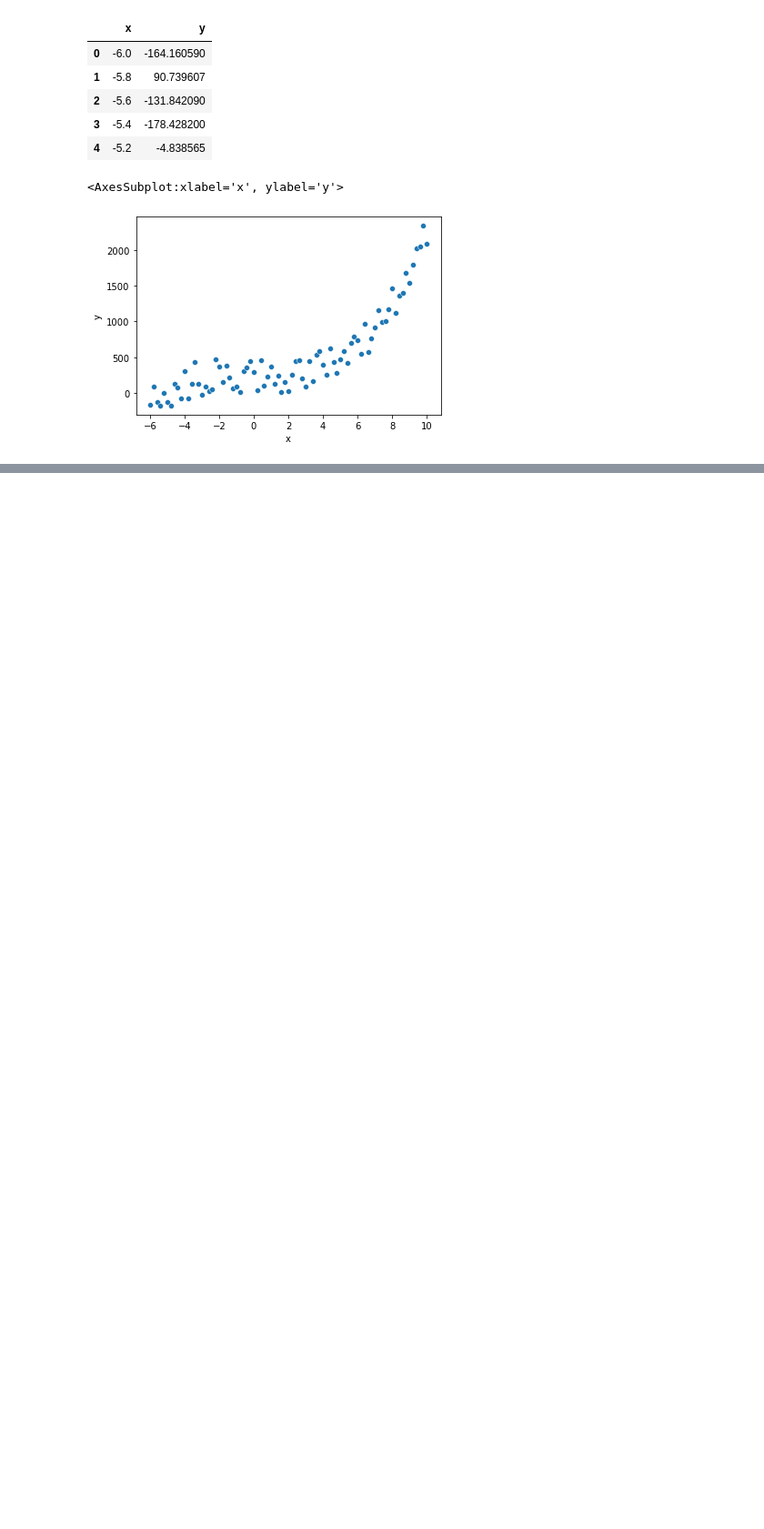
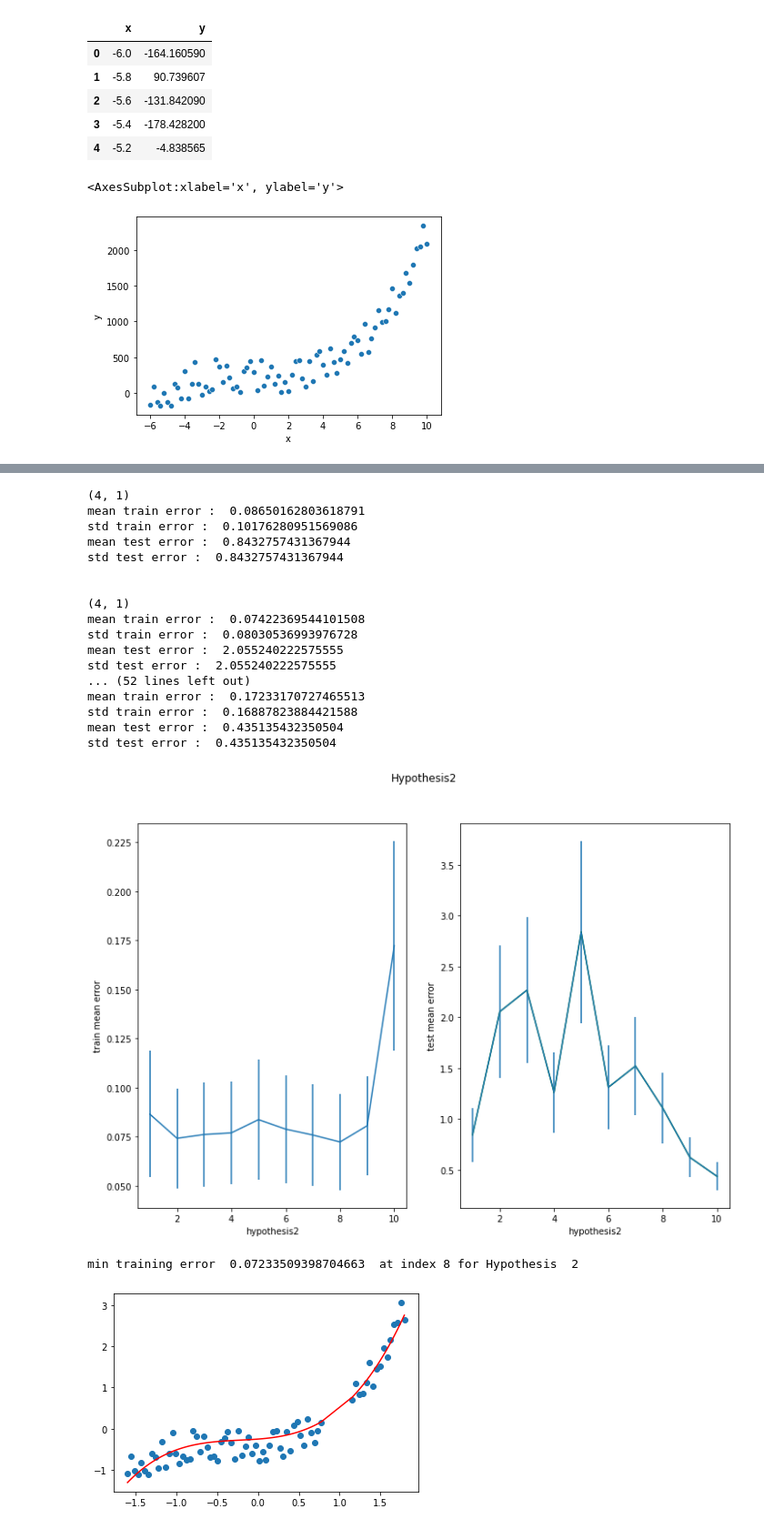
Before and after one commit to chandms/Security_Analytics, a Jupyter notebook: Assignment1/HW1P3.ipynb, the cells around one changed output, grey strips where cells are left out. Shown at 91% size. Drawn from its saved outputs; the diff is of its cells as text; code cells hidden in the pictures; blank space fills up the shorter version.

```diff
--- a/Assignment1/HW1P3.ipynb
+++ b/Assignment1/HW1P3.ipynb
@@ -113,5 +204,4 @@ w0 :  [-0.00058399]
 # %%
-#3b
-computeModels(degree=3)
-len(models)
+model_weights=computeModels(degree=3)
+print(model_weights)
 # %% [output]
@@ -139 +225,24 @@ w0 :  [-0.16264653]
+# %%
+computeErrorTerms(3,1,model_weights)
+# %% [output]
+(4, 1)
+mean train error :  0.08650162803618791
+std train error :  0.10176280951569086
+mean test error :  0.8432757431367944
+std test error :  0.8432757431367944
+
+
+(4, 1)
+mean train error :  0.07422369544101508
+std train error :  0.08030536993976728
+mean test error :  2.055240222575555
+std test error :  2.055240222575555
+... (52 lines left out)
+mean train error :  0.17233170727465513
+std train error :  0.16887823884421588
+mean test error :  0.435135432350504
+std test error :  0.435135432350504
+[figure, added]
+min training error  0.07233509398704663  at index 8 for Hypothesis  2
+[figure, added]
 # %%
```
Also changed, not shown: parts of 27 cells of this notebook.
